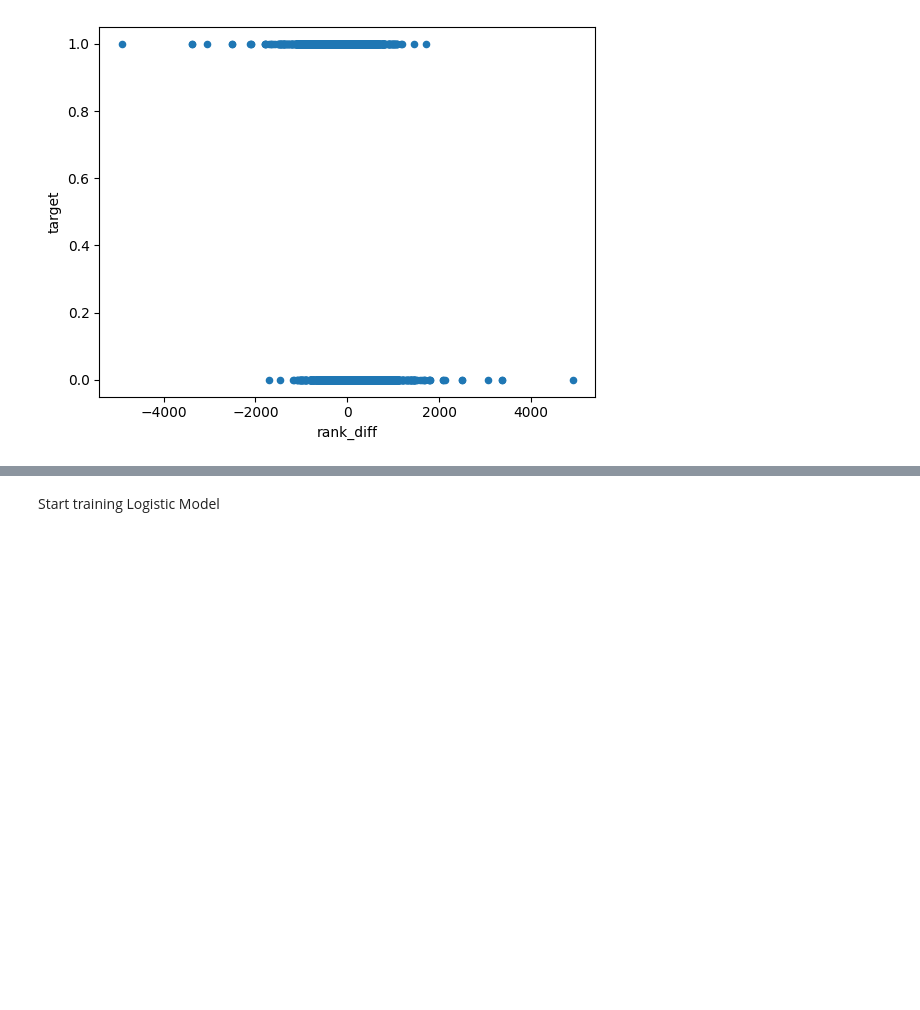
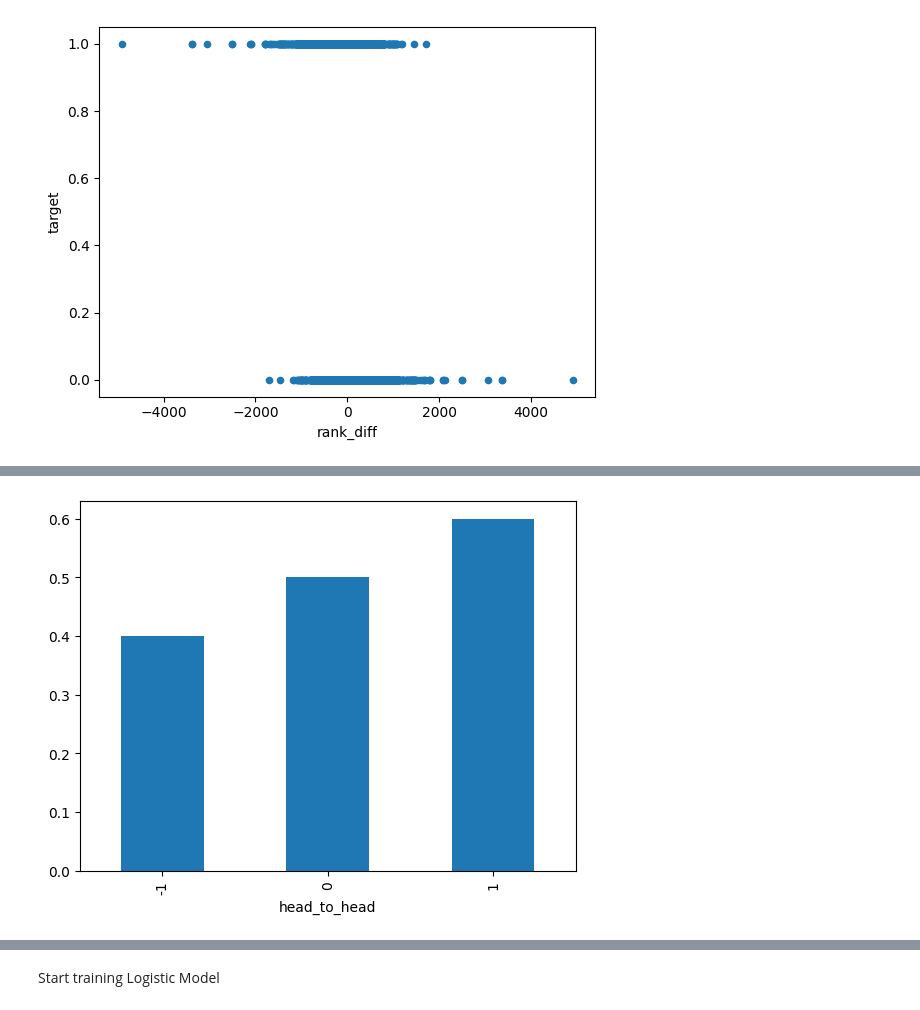
Before and after one commit to Ethan9502/ATP_tennis_analysis, a Jupyter notebook: logistic_regression.ipynb, the cells around one changed output, grey strips where cells are left out. Cells and saved outputs as stored; diff of their text form; code cells hidden in the pictures; blank space fills up the shorter version.

```diff
--- a/logistic_regression.ipynb
+++ b/logistic_regression.ipynb
@@ -191,0 +225,6 @@ plt.show()
+# %%
+win_rate = mlearn_df.groupby("head_to_head")["target"].mean()
+win_rate.plot(kind='bar')
+plt.show()
+# %% [output]
+[figure, added]
```
Also changed, not shown: parts of 7 cells of this notebook, 7 other files.
